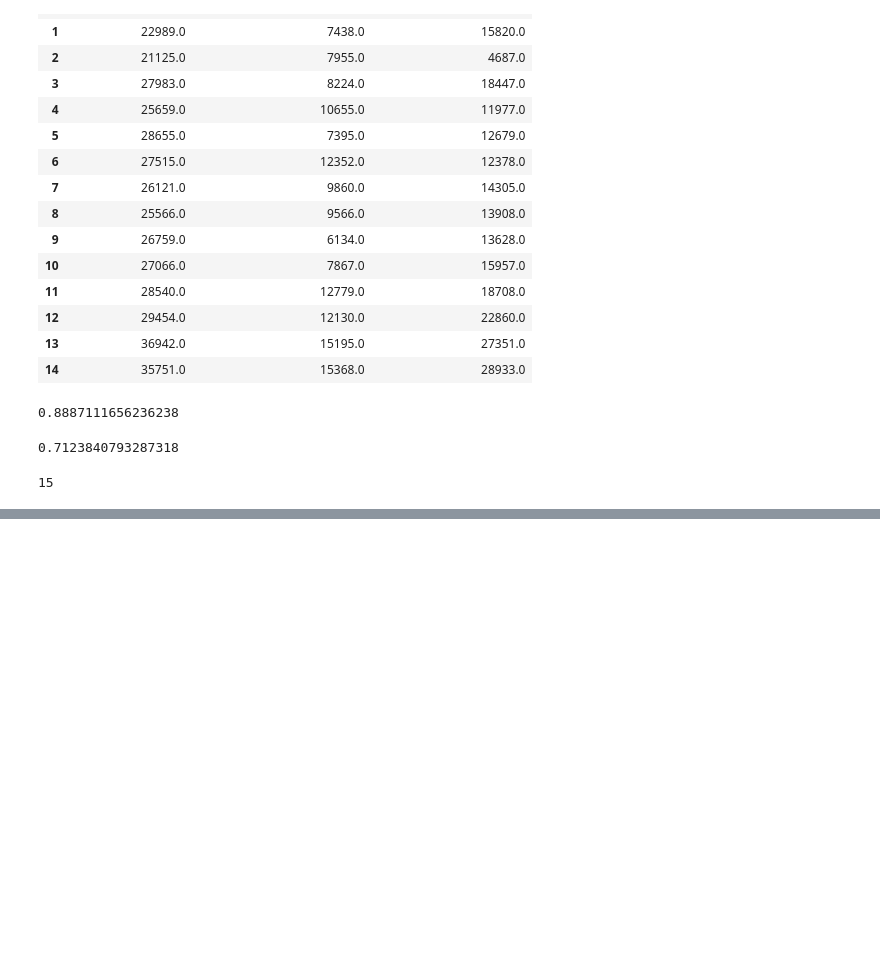
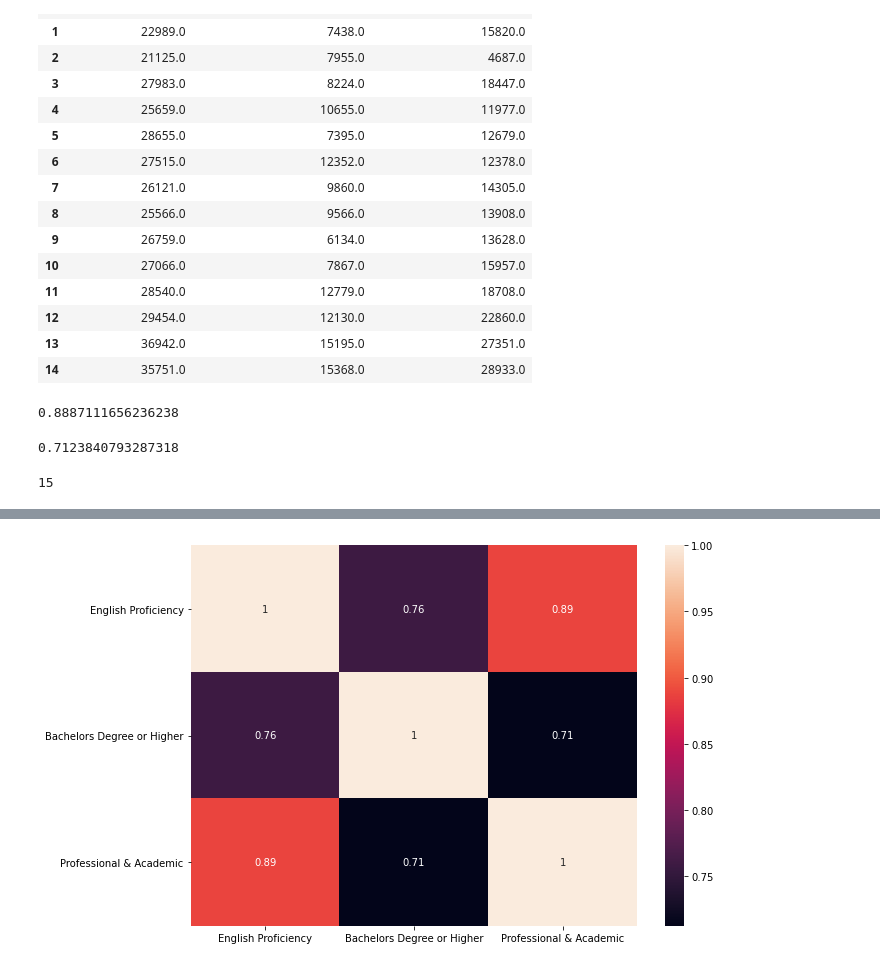
Before and after one commit to BU-Spark/ds-boston-bpda-br-census, a Jupyter notebook: yichuanma95/notebooks/correlations.ipynb, the cells around one changed output, grey strips where cells are left out. Cells and saved outputs as stored; diff of their text form; code cells hidden in the pictures; blank space fills up the shorter version.

Commit message:
more correlations and readme

```diff
--- a/yichuanma95/notebooks/correlations.ipynb
+++ b/yichuanma95/notebooks/correlations.ipynb
@@ -205 +206,7 @@ English Proficiency               1.243703
 dtype: float64
+# %%
+plt.subplots(figsize=(10, 7))
+sns.heatmap(new_df.corr(), annot=True)
+plt.savefig("../english_pro_correlations.png")
+# %% [output]
+[figure, added]
```
Also changed, not shown: parts of 4 cells of this notebook, 2 other files.
